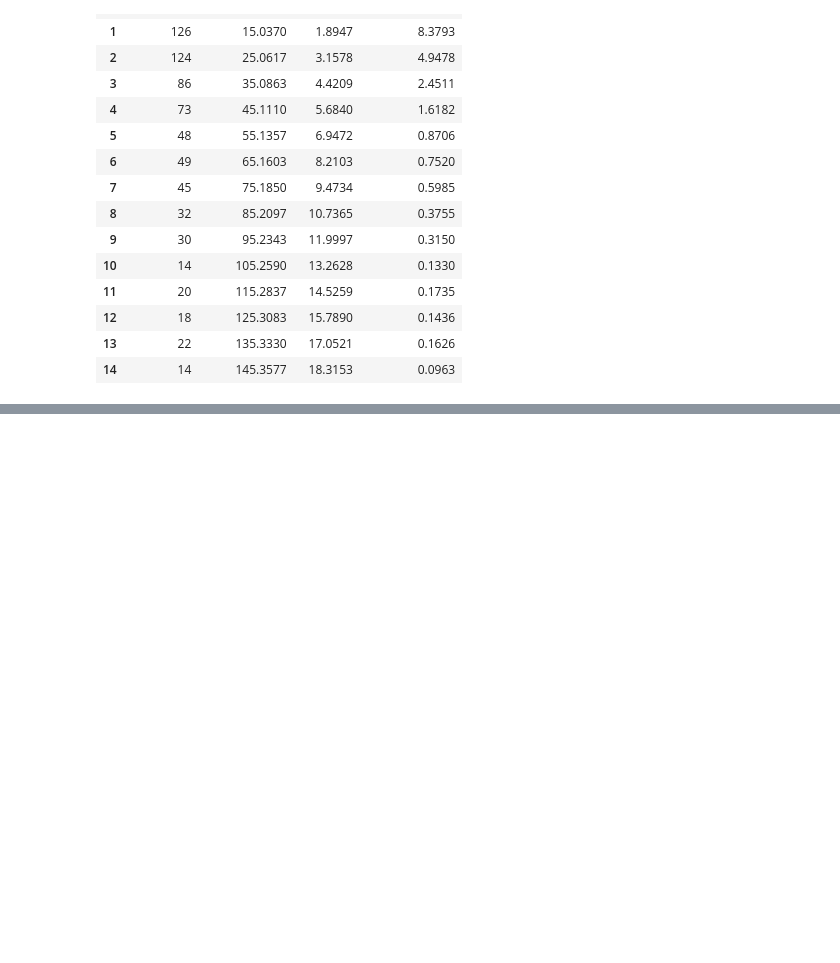
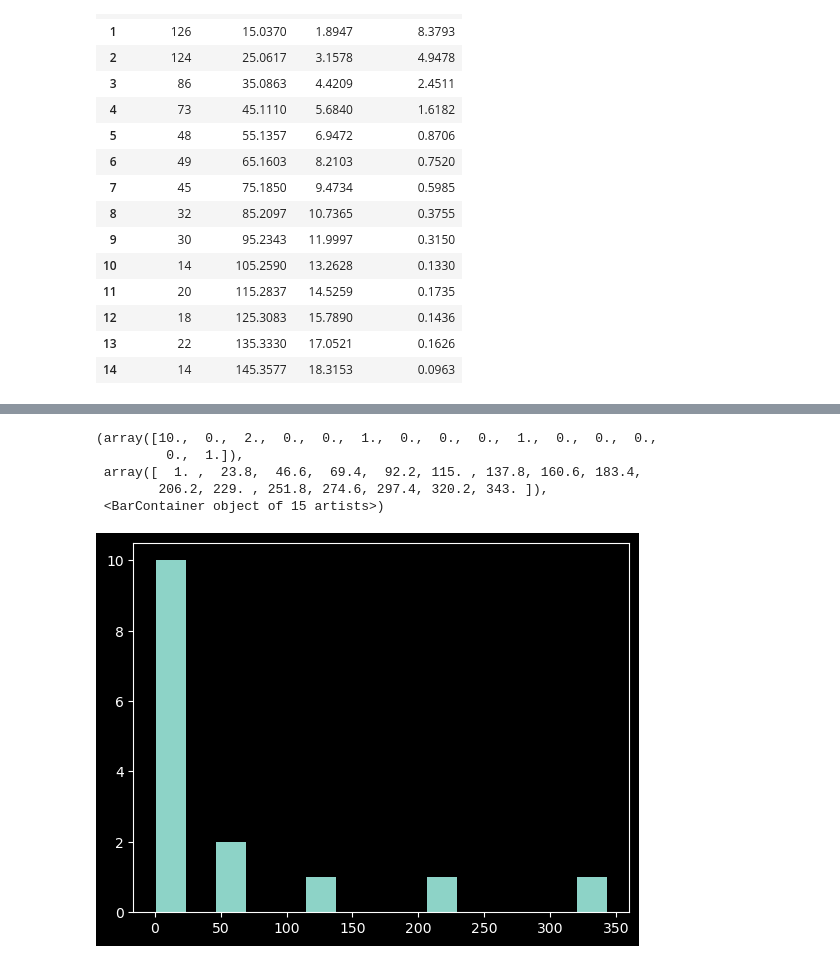
Before and after one commit to lea-y01/phys_stats, a Jupyter notebook: assignments/assignment_2/assignment2_V1.ipynb, the cells around one changed output, grey strips where cells are left out. Saved outputs shown, nothing was run; the diff lists cells and outputs as text; code cells hidden in the pictures; blank space fills up the shorter version.

```diff
--- a/assignments/assignment_2/assignment2_V1.ipynb
+++ b/assignments/assignment_2/assignment2_V1.ipynb
@@ -501,0 +523,9 @@ plt.tight_layout()
+# %%
+plt.hist(binning_15['bin counts'], bins = 15)
+# %% [output]
+(array([10.,  0.,  2.,  0.,  0.,  1.,  0.,  0.,  0.,  1.,  0.,  0.,  0.,
+         0.,  1.]),
+ array([  1. ,  23.8,  46.6,  69.4,  92.2, 115. , 137.8, 160.6, 183.4,
+        206.2, 229. , 251.8, 274.6, 297.4, 320.2, 343. ]),
+ <BarContainer object of 15 artists>)
+[figure, added]
```
Also changed, not shown: parts of 11 cells of this notebook.
